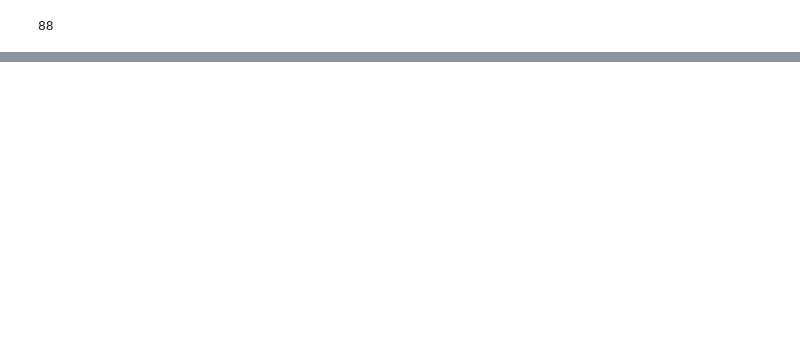
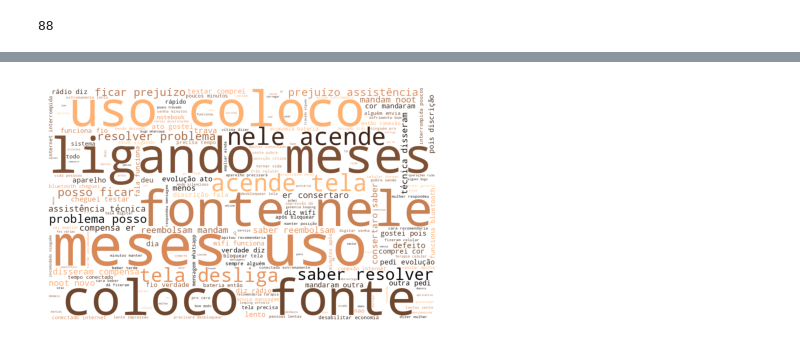
Before and after one commit to JBradachi/tp-nlp, a Jupyter notebook: trabalhoNLP_2.ipynb, the cells around one changed output, grey strips where cells are left out. Drawn from its saved outputs; the diff is of its cells as text; code cells hidden in the pictures; blank space fills up the shorter version.

```diff
--- a/trabalhoNLP_2.ipynb
+++ b/trabalhoNLP_2.ipynb
@@ -114,0 +317,13 @@ len(objects_list)
+# %%
+def analisesentimentos(texto):
+  # Cria o objeto TextBlob
+  blob = TextBlob(texto)
+
+  # Pega o sentimento
+  # se > 0.1 é positivo, se 0 é neutro e se < -0.1 é negativo
+  sentimento = blob.sentiment
+  return sentimento.polarity
+
+# gerando dados
+smartObjectsReviews['sentimento'] = smartObjectsReviews['texto'].apply(analisesentimentos)
+smartObjectsReviews
@@ -114,0 +344,27 @@ len(objects_list)
+# %%
+# função de avaliação final
+def tiposentimento(x):
+  if x > 0.1:
+    return 'Positivo'
+  if x < -0.1:
+    return 'Negativo'
+  else:
+    return 'Neutro'
+
+# chamando a geração
+smartObjectsReviews['tiposentimento'] = smartObjectsReviews['sentimento'].apply(tiposentimento)
+
+smartObjectsReviews
+# %%
+reviews_ruins = smartObjectsReviews[(smartObjectsReviews['tiposentimento'] != 'Positivo') & (smartObjectsReviews["nota"] <= '3')].reset_index(drop=True)
+reviews_ruins['textofiltrado'] = reviews_ruins['textofiltrado'].str.join(', ')
+texto = " ".join(s for s in reviews_ruins['textofiltrado'])
+
+texto = texto.replace('produto', '')
+texto = texto.replace('pra', '')
+texto = texto.replace('quer', '')
+texto = texto.replace('nootbok', '')
+
+nuvempalavrasgerar(texto, "reviews_ruins", 'copper_r')
+# %% [output]
+[figure, added]
```
Also changed, not shown: parts of 11 cells of this notebook, 7 other files.
